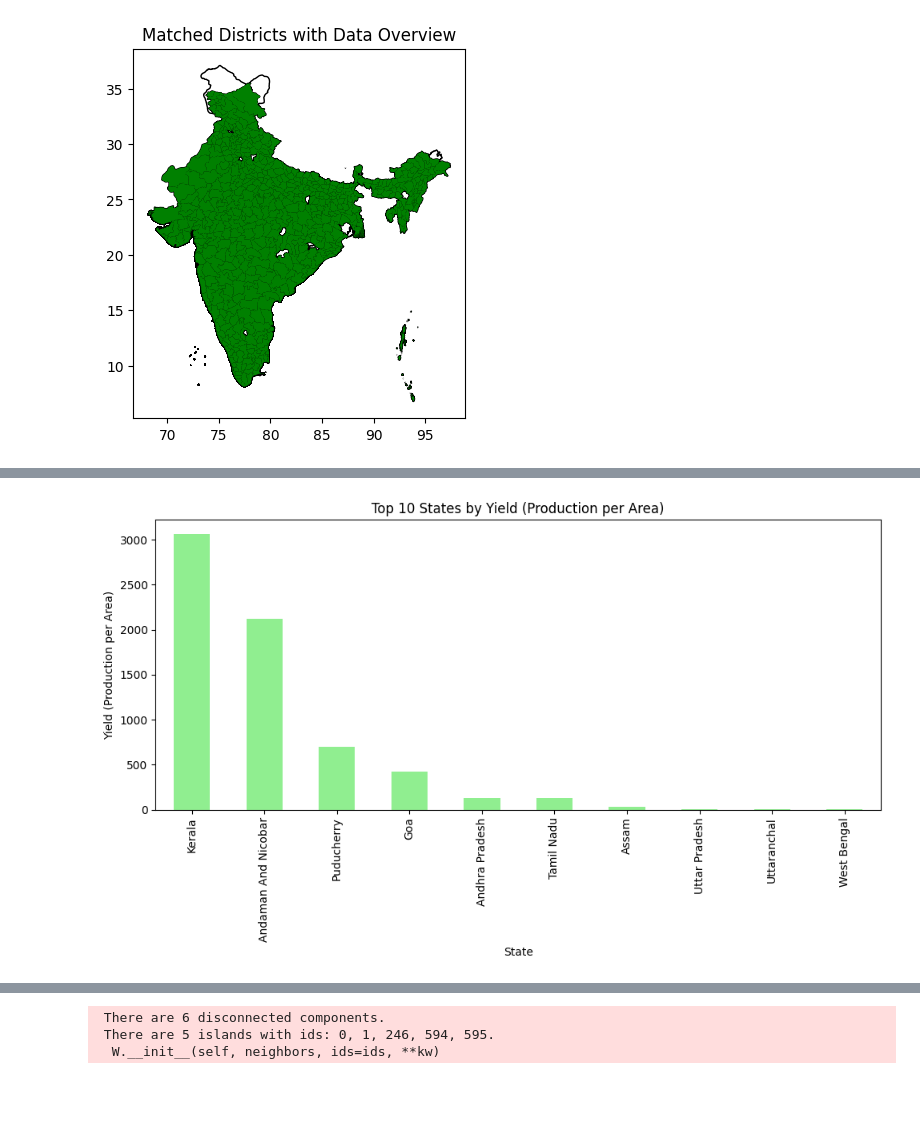
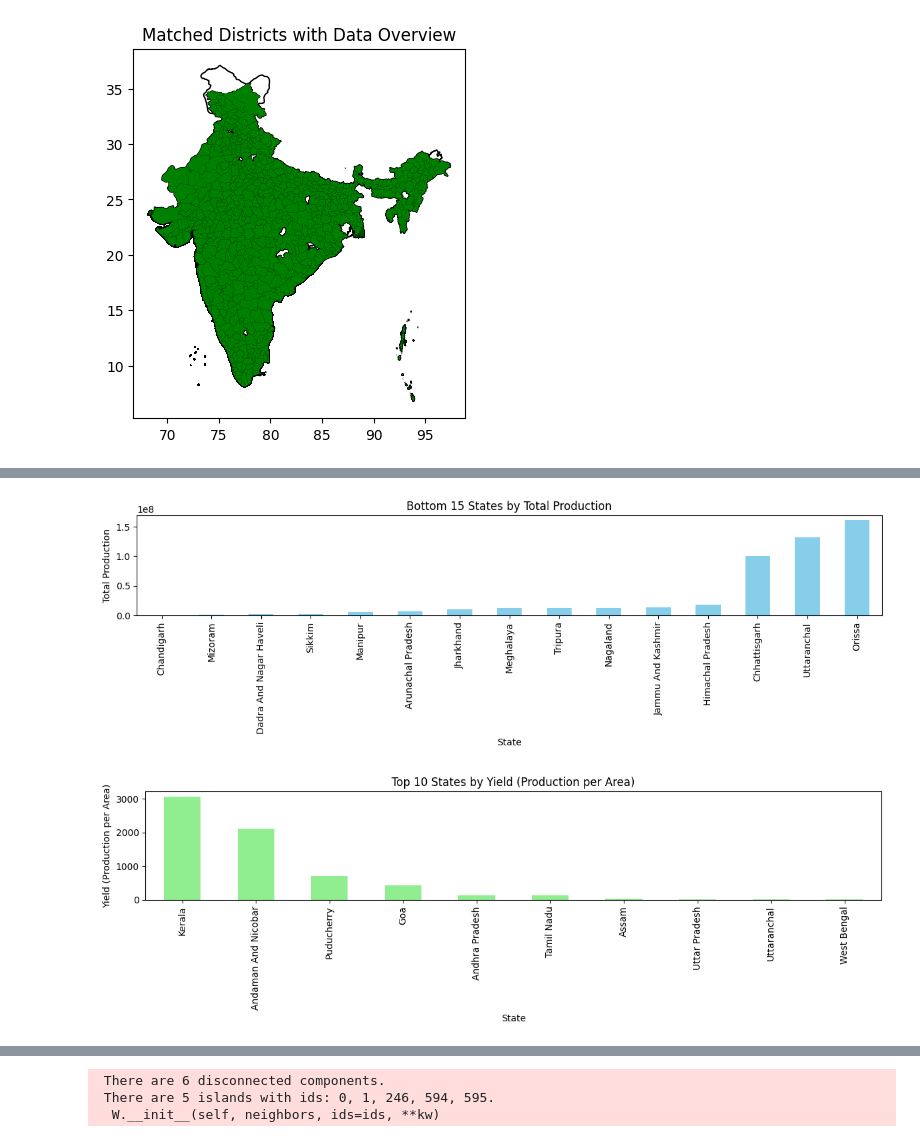
Before and after one commit to MLTesla/IndiaCropProductionEDA, a Jupyter notebook: Report.ipynb, the cells around one changed output, grey strips where cells are left out. Drawn from its saved outputs; the diff is of its cells as text; code cells hidden in the pictures; blank space fills up the shorter version.

```diff
--- a/Report.ipynb
+++ b/Report.ipynb
@@ -273,17 +376,29 @@ plt.show()
+# %%
+# Bottom production state as bar plot
+top_production_state = crop_df.groupby('State_Name')['Production'].sum().nsmallest(15)
+top_production_state.plot(kind='bar', figsize=(12, 4), color='skyblue')
+plt.title('Bottom 15 States by Total Production')
+plt.xlabel('State')
+plt.ylabel('Total Production')
+plt.xticks(rotation=90)
+plt.tight_layout()
+plt.show()
+# %% [output]
+[figure, added]
 # %%
 # Top yield state overall as bar plot
 
 # Fill zero for the state district with missing production value:
 crop_df['Production'] = crop_df['Production'].fillna(0)
 
 top_yield_state = crop_df.groupby('State_Name')['Production'].sum() / crop_df.groupby('State_Name')['Area'].sum()
 top_yield_state = top_yield_state.nlargest(10)
-top_yield_state.plot(kind='bar', figsize=(10, 6), color='lightgreen')
+top_yield_state.plot(kind='bar', figsize=(12, 4), color='lightgreen')
 plt.title('Top 10 States by Yield (Production per Area)')
 plt.xlabel('State')
 plt.ylabel('Yield (Production per Area)')
 plt.xticks(rotation=90)
 plt.tight_layout()
 plt.show()
 # %% [output]
-[figure, old version]
+[figure, new version]
```
Also changed, not shown: parts of 13 cells of this notebook.
